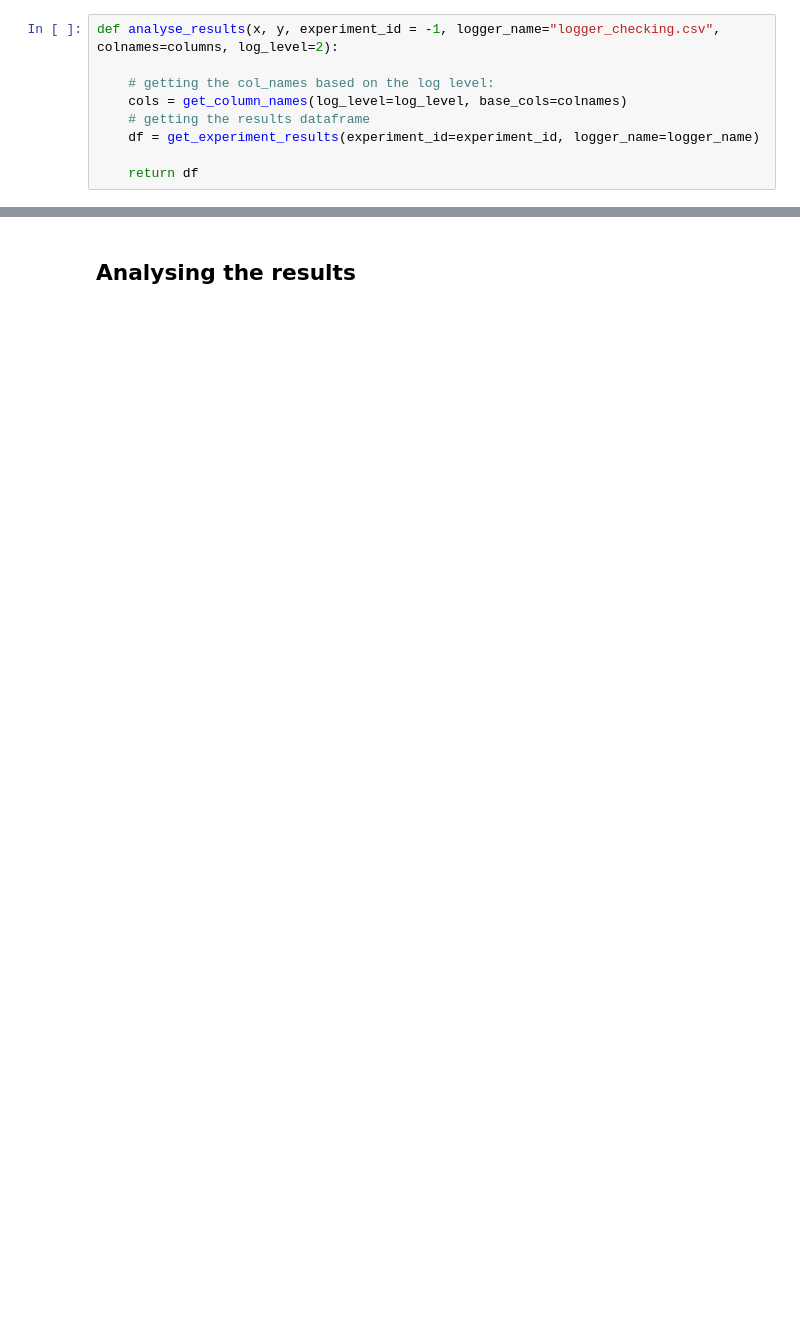
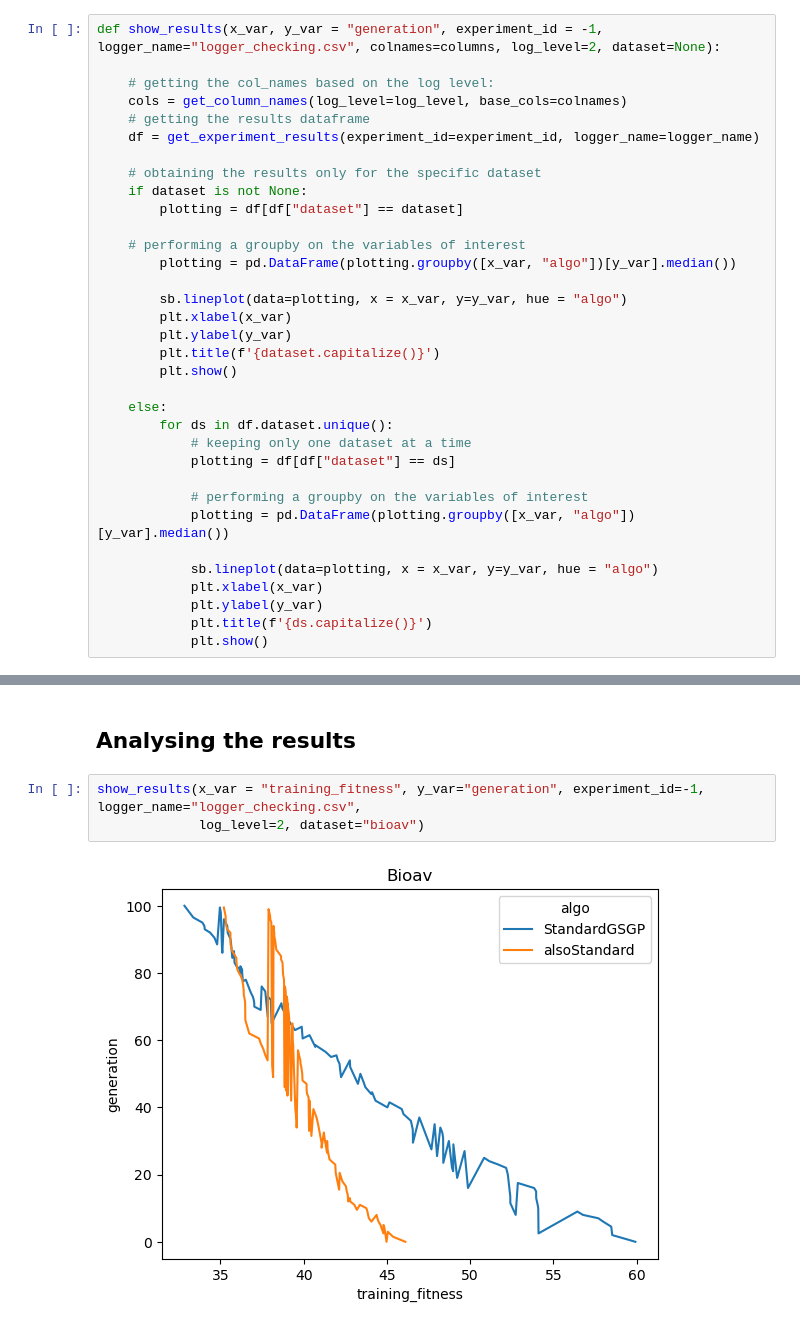
Before and after one commit to Rizzolioli/SlimShady, a Jupyter notebook: utils/results_analyser.ipynb, the cells around one changed output, grey strips where cells are left out. Drawn from its saved outputs; the diff is of its cells as text; blank space fills up the shorter version.

Commit message:
logger analysis displays results

```diff
--- a/utils/results_analyser.ipynb
+++ b/utils/results_analyser.ipynb
@@ -79,11 +81,36 @@ def get_experiment_results(experiment_id=None, logger_name="logger_checking.csv"
     # returning the results
     return results.drop(columns=["log_level"])
 # %%
-def analyse_results(x, y, experiment_id = -1, logger_name="logger_checking.csv", colnames=columns, log_level=2):
+def show_results(x_var, y_var = "generation", experiment_id = -1, logger_name="logger_checking.csv", colnames=columns, log_level=2, dataset=None):
 
     # getting the col_names based on the log level:
     cols = get_column_names(log_level=log_level, base_cols=colnames)
     # getting the results dataframe
     df = get_experiment_results(experiment_id=experiment_id, logger_name=logger_name)
 
-    return df
+    # obtaining the results only for the specific dataset
+    if dataset is not None:
+        plotting = df[df["dataset"] == dataset]
+
+    # performing a groupby on the variables of interest
+        plotting = pd.DataFrame(plotting.groupby([x_var, "algo"])[y_var].median())
+
+        sb.lineplot(data=plotting, x = x_var, y=y_var, hue = "algo")
+        plt.xlabel(x_var)
+        plt.ylabel(y_var)
+        plt.title(f'{dataset.capitalize()}')
+        plt.show()
+
+    else:
+        for ds in df.dataset.unique():
+            # keeping only one dataset at a time
+            plotting = df[df["dataset"] == ds]
+
+            # performing a groupby on the variables of interest
+            plotting = pd.DataFrame(plotting.groupby([x_var, "algo"])[y_var].median())
+
+            sb.lineplot(data=plotting, x = x_var, y=y_var, hue = "algo")
+            plt.xlabel(x_var)
+            plt.ylabel(y_var)
+            plt.title(f'{ds.capitalize()}')
+            plt.show()
@@ -155,2 +117,7 @@ get_experiment_results(colnames=get_column_names(log_level=4))
 # %% [markdown]
 ## Analysing the results
+# %%
+show_results(x_var = "training_fitness", y_var="generation", experiment_id=-1, logger_name="logger_checking.csv",
+             log_level=2, dataset="bioav")
+# %% [output]
+[figure, added]
```
Also changed, not shown: parts of 8 cells of this notebook, 3 other files.
